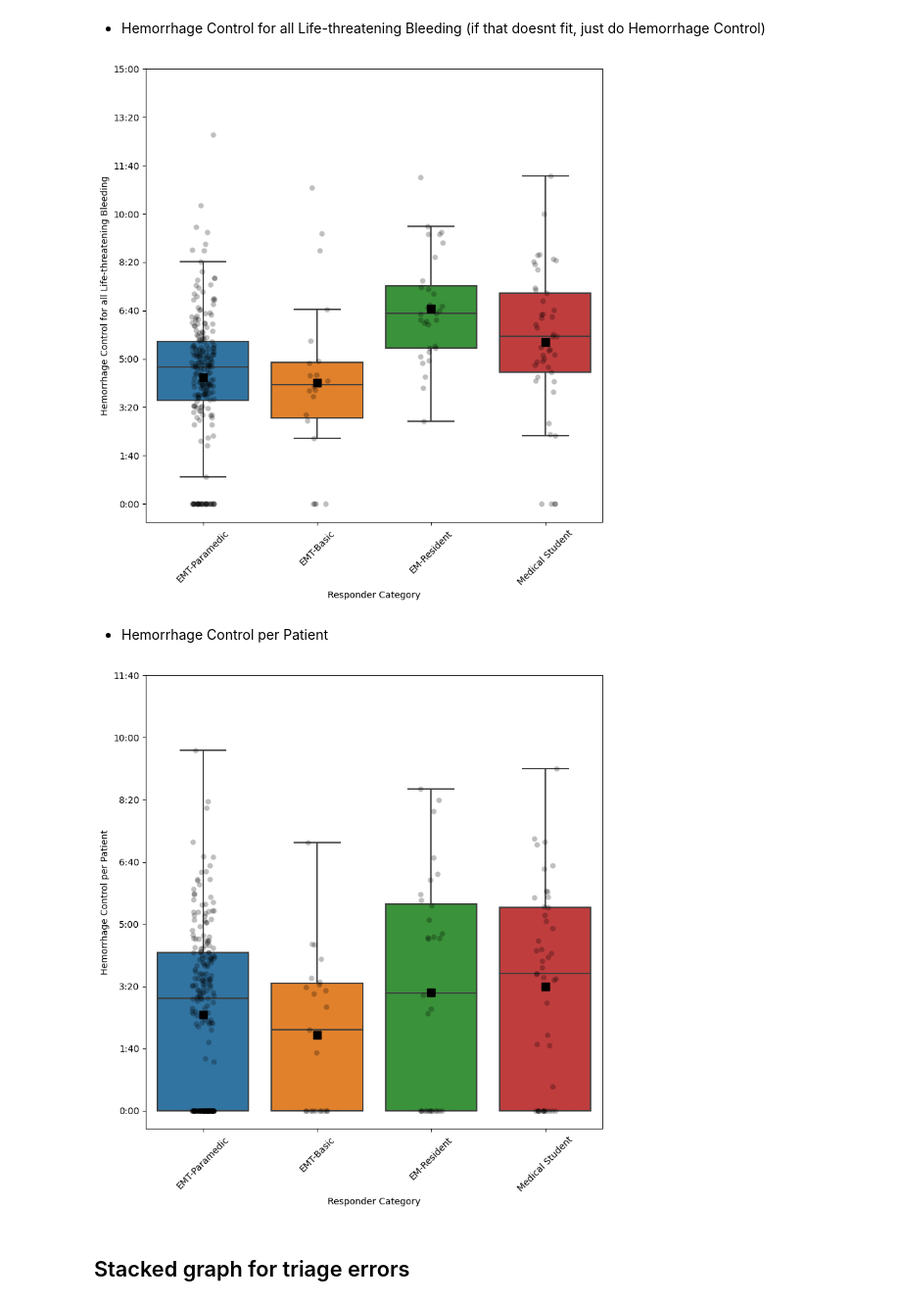
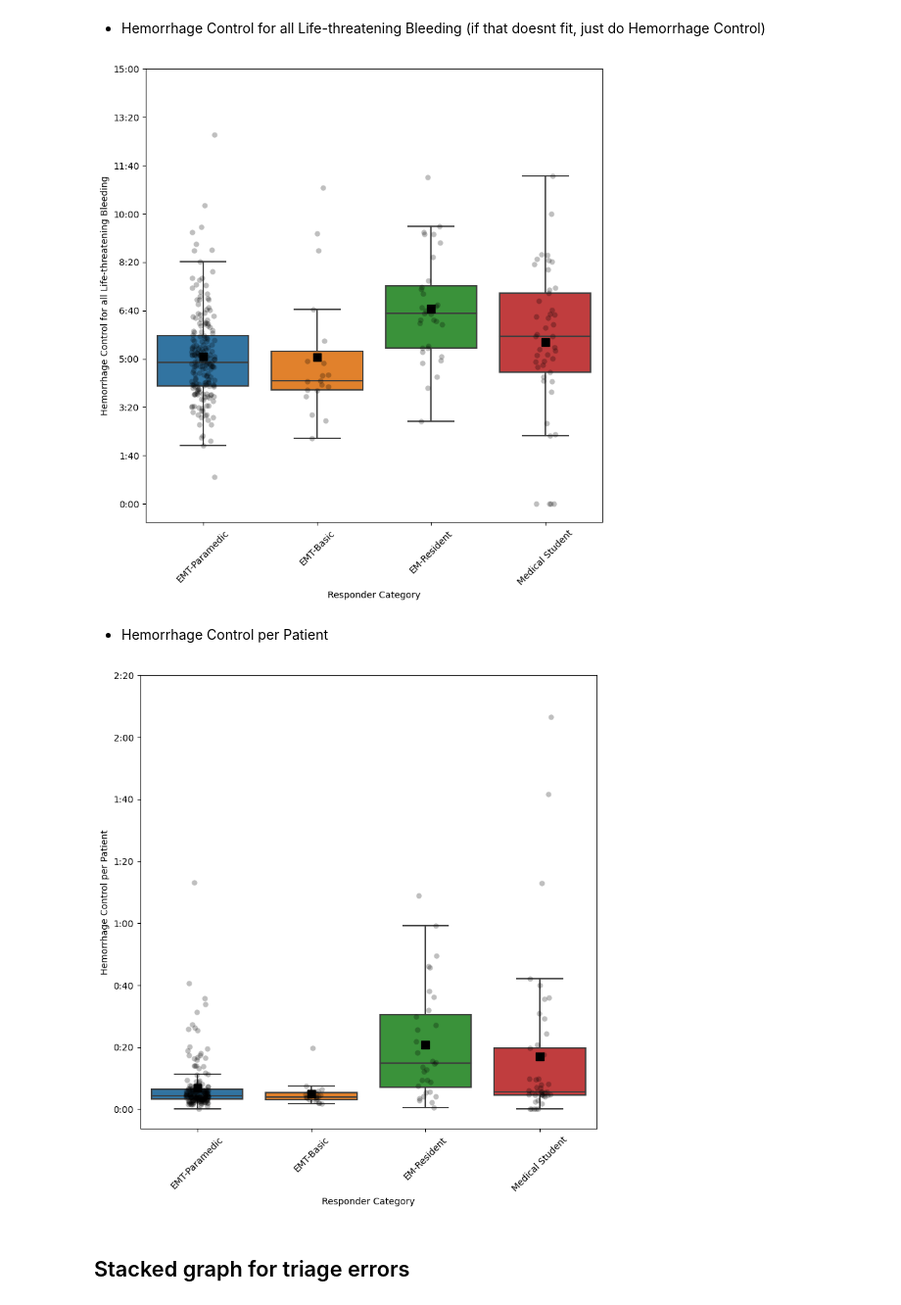
Before and after one commit to dbabbitt/itm-analysis-reporting-1, a Jupyter notebook: presentations/Graph Requests.ipynb, the cells around one changed output. Shown at 98% size. Drawn from its saved outputs; the diff is of its cells as text; code cells hidden in the pictures.

Commit message:
Now filtering out DCEMS 11 layouts

```diff
--- a/presentations/Graph Requests.ipynb
+++ b/presentations/Graph Requests.ipynb
@@ -46,9 +46,10 @@ elevens_df = fu.get_elevens_data_frame(
     file_stats_df,
     scene_stats_df.merge(count_swaps_df, on=fu.scene_groupby_columns, how='inner'),
     needed_columns=[
-        'scene_type', 'is_scene_aborted', 'is_a_one_triage_file', 'responder_category', 'responder_type', 'overall_category', 'file_name', 'session_file_name'
+        'scene_type', 'is_scene_aborted', 'is_a_one_triage_file', 'responder_category', 'responder_type', 'overall_category', 'file_name', 'session_file_name',
+        'encounter_layout'
     ],
     patient_count_filter_fn=patient_count_filter_fn
 )
-print('elevens_df', elevens_df.shape[0], elevens_df.session_uuid.nunique(), elevens_df.shape[1]) # 397230 331 117
+print('elevens_df', elevens_df.shape[0], elevens_df.session_uuid.nunique(), elevens_df.shape[1]) # 397230 331 121
 # %% [output]
@@ -64,0 +66,9 @@ elevens_df 388745 331 120
+# %%
+
+# Get a dataset of only "First 11" encounter layouts
+mask_series = (elevens_df.encounter_layout == 'DCEMS 11')
+display(elevens_df.groupby('encounter_layout').size().to_frame().rename(columns={0: 'record_count'}).sort_values(
+    'record_count', ascending=False
+).head(5))
+elevens_df = elevens_df[~mask_series]
+print('elevens_df', elevens_df.shape[0], elevens_df.session_uuid.nunique(), elevens_df.shape[1]) # 367025 295 119
@@ -325,20 +341,22 @@ y_label = 'Hemorrhage Control for all Life-threatening Bleeding'
 scene_fn = lambda scene_df: fu.get_time_to_last_hemorrhage_controlled(scene_df)
 show_whisker_plot(y_column_name, y_label, scene_fn, temporalize_fn)
 # %% [output]
-[figure, old version]
+[figure, new version]
 # %% [markdown]
 
  - Hemorrhage Control per Patient
 # %%
 
+# Duration of time from when the patient was first approached by the participant until
+# the time hemorrhage treatment was applied (with a tourniquet or wound packing)
 y_column_name = 'time_to_hemorrhage_control'
 y_label = 'Hemorrhage Control per Patient'
 scene_fn = lambda scene_df: sum([
-    fu.get_time_to_hemorrhage_control(patient_df, scene_start=fu.get_scene_start(scene_df)) for _, patient_df in scene_df.groupby('patient_id')
+    fu.get_time_to_hemorrhage_control(patient_df, scene_start=fu.get_first_patient_interaction(patient_df)) for _, patient_df in scene_df.groupby('patient_id')
 ]) / scene_df[~scene_df.patient_id.isnull()].patient_id.nunique()
 show_whisker_plot(y_column_name, y_label, scene_fn, temporalize_fn)
 # %% [output]
-[figure, old version]
+[figure, new version]
 # %% [markdown]
 
 ## Stacked graph for triage errors
```
Also changed, not shown: parts of 8 cells of this notebook, 8 other files.
